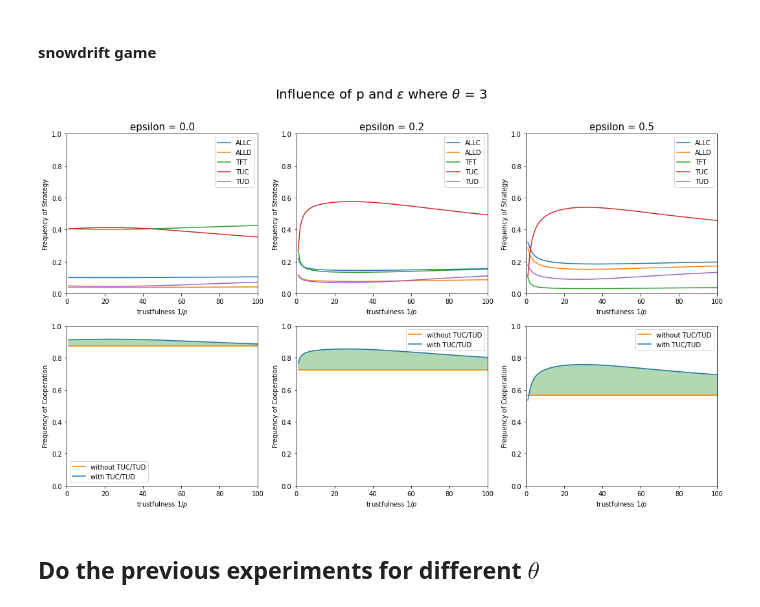
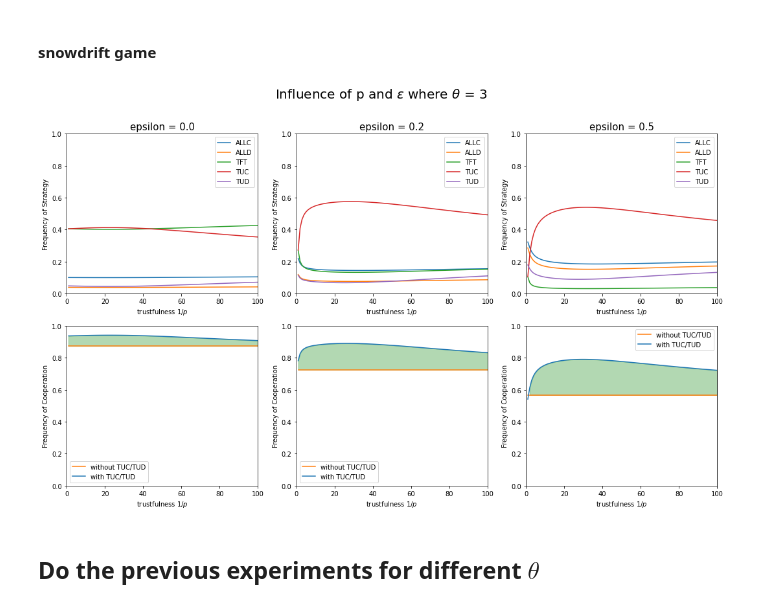
Before and after one commit to ErinnVdSande/CGT-Project, a Jupyter notebook: Project.ipynb, the cells around one changed output. Saved outputs shown, nothing was run; the diff lists cells and outputs as text; code cells hidden in the pictures.

Commit message:
updated figures and fixed minor bugs

```diff
--- a/Project.ipynb
+++ b/Project.ipynb
@@ -411,8 +412,9 @@ The third experiment tests the influence of $p$ and $\epsilon$ on the stationary
 # %%
 def test_p_epsilon(R,S,T,P,gamma,r,theta,nb_strategies_with,nb_strategies_without,beta,Z,mu,ps,epsilons):
     # array for the results with the trust-strategies and without the trust-strategies
+    results = []
+    results_without_epsilon = []
     results_with_epsilon = []
-    results_without_espilon = []
     # go over each epsilon
     for epsilon in epsilons:
         # for the frequencies of strategies
@@ -441,17 +443,18 @@ def test_p_epsilon(R,S,T,P,gamma,r,theta,nb_strategies_with,nb_strategies_withou
             for strategy,v in zip(range(nb_strategies_without),stationary_SML):
                 results_without[strategy][pos] = v
         # store the intermediate results
-        results_with_epsilon.append(results_with)
-        results_without_espilon.append(results_without)
-    return results_with_epsilon,results_without_espilon
+        results.append(results_with)
+        results_without_epsilon.append(np.array([results_without[0][pos] + results_without[2][pos] for pos in range(len(ps))]))
+        results_with_epsilon.append(np.array([results_with[0][pos] + results_with[2][pos] + results_with[3][pos] + (results_with[3][pos] * (theta/r)) for pos in range(len(ps))]))
+    return results,results_without_epsilon,results_with_epsilon
 
 # visualises the results
-def visualise_p_epsilon(ax_strats,ax_coops,nb_strategies_with,strategies,colors_strat,nb_strategies_without,colors_trust,ps,epsilons,results_with_epsilon,results_without_epsilon,title_on = False):
-    for epsilon,ax_strat,ax_coop,results_with,results_without in zip(epsilons,ax_strats,ax_coops,results_with_epsilon,results_without_epsilon):
+def visualise_p_epsilon(ax_strats,ax_coops,nb_strategies_with,strategies,colors_strat,nb_strategies_without,colors_trust,ps,epsilons,results,results_without_trust,results_with_trust):
+    for epsilon,ax_strat,ax_coop,result,without_trust,with_trust in zip(epsilons,ax_strats,ax_coops,results,results_without_trust,results_with_trust):
         # for the frequencies of strategies
         # Plot the line for each of the strategies
         for pos,color_strat in zip(range(nb_strategies_with),colors_strat):
-            ax_strat.plot(ps,results_with[pos],label = strategies[pos],color = color_strat)
+            ax_strat.plot(ps,result[pos],label = strategies[pos],color = color_strat)
         # enable the legend
         ax_strat.legend()
         # add a label to the axis
@@ -462,10 +465,8 @@ def visualise_p_epsilon(ax_strats,ax_coops,nb_strategies_with,strategies,colors_
         ax_strat.set_ylim(0,1)
         # for the frequency of cooperation
         # Get the values of all the strategies that like to cooperate (without trust)
-        without_trust = np.array([results_without[0][pos] + results_without[2][pos] for pos in range(len(ps))])
         ax_coop.plot(ps,without_trust,label = "without TUC/TUD",color = colors_trust[0])
         # Get the values of all the strategies that like to cooperate (with trust)
-        with_trust = np.array([results_with[0][pos] + results_with[2][pos] + results_with[3][pos] for pos in range(len(ps))])
         ax_coop.plot(ps,with_trust,label = "with TUC/TUD",color = colors_trust[1])
         # fill the gap between the two lines
         ax_coop.fill_between(ps, with_trust, without_trust, where=(with_trust > without_trust), color='green', alpha=0.3)
@@ -491,13 +492,13 @@ epsilons = np.array([0,0.2,0.5])
 # %%
 if run_small:
     # do the actual experiment
-    ps_epsilon_with,ps_epsilon_without = test_p_epsilon(R_pd,S_pd,T_pd,P_pd,gamma,r,theta,nb_strategies_with,nb_strategies_without,beta,Z,mu,ps,epsilons)
+    ps_results,ps_without,ps_with = test_p_epsilon(R_pd,S_pd,T_pd,P_pd,gamma,r,theta,nb_strategies_with,nb_strategies_without,beta,Z,mu,ps,epsilons)
     # create a subplot
     fig_p,(ax_strats_p,ax_coops_p) = plt.subplots(2,3,figsize=(18,10))
     # add a title
     fig_p.suptitle("Influence of p and $\epsilon$ where " + r"$\theta$ = " + f"{theta}",size=20)
     # visualise the results
-    visualise_p_epsilon(ax_strats_p,ax_coops_p,nb_strategies_with,strategies,colors_strat,nb_strategies_without,colors_trust,ps,epsilons,ps_epsilon_with,ps_epsilon_without)
+    visualise_p_epsilon(ax_strats_p,ax_coops_p,nb_strategies_with,strategies,colors_strat,nb_strategies_without,colors_trust,ps,epsilons,ps_results,ps_without,ps_with)
     # save the figure
     fig_p.savefig(f'figure/p_and_epsilon_theta_{theta}_pd.png')
 # %% [output]
@@ -511,17 +512,17 @@ if run_small:
 # %%
 if run_small:
     # do the actual experiment
-    ps_epsilon_with,ps_epsilon_without = test_p_epsilon(R_sd,S_sd,T_sd,P_sd,gamma,r,theta,nb_strategies_with,nb_strategies_without,beta,Z,mu,ps,epsilons)
+    ps_results,ps_without,ps_with = test_p_epsilon(R_sd,S_sd,T_sd,P_sd,gamma,r,theta,nb_strategies_with,nb_strategies_without,beta,Z,mu,ps,epsilons)
     # create a subplot
     fig_p,(ax_strats_p,ax_coops_p) = plt.subplots(2,3,figsize=(18,10))
     # add a title
     fig_p.suptitle("Influence of p and $\epsilon$ where " + r"$\theta$ = " + f"{theta}",size=20)
     # visualise the results
-    visualise_p_epsilon(ax_strats_p,ax_coops_p,nb_strategies_with,strategies,colors_strat,nb_strategies_without,colors_trust,ps,epsilons,ps_epsilon_with,ps_epsilon_without)
+    visualise_p_epsilon(ax_strats_p,ax_coops_p,nb_strategies_with,strategies,colors_strat,nb_strategies_without,colors_trust,ps,epsilons,ps_results,ps_without,ps_with)
     # save the figure
     fig_p.savefig(f'figure/p_and_epsilon_theta_{theta}_sd.png')
 # %% [output]
-[figure, old version]
+[figure, new version]
 # %%
 if run_small:
     # close the plot to save memory
```
Also changed, not shown: parts of 10 cells of this notebook, 12 other files.
